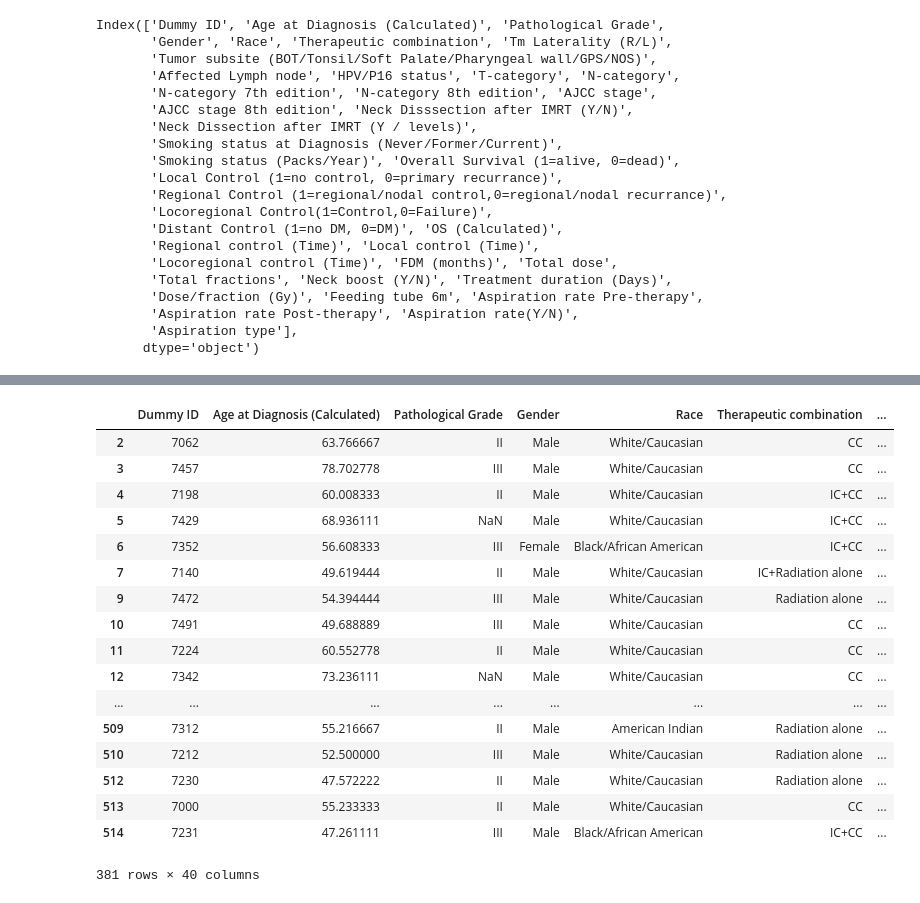
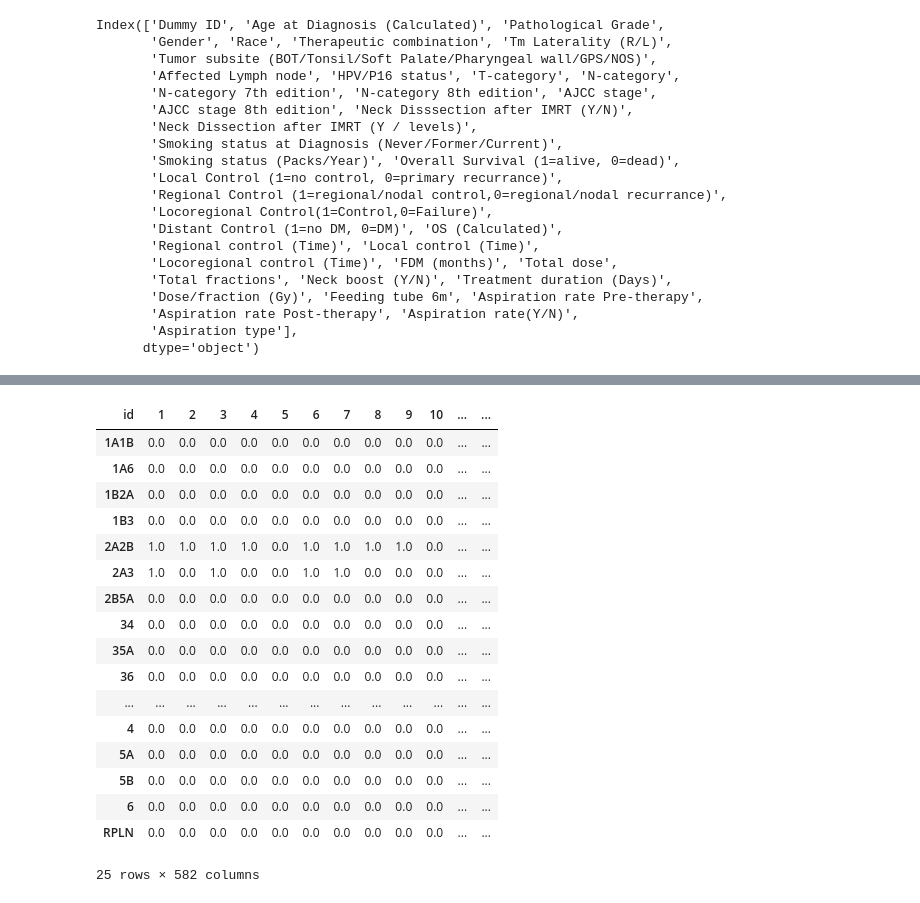
Before and after one commit to tehwentzel/LN_similarity, a Jupyter notebook: Clinical_Paper_Clustering.ipynb, the cells around one changed output, grey strips where cells are left out. Cells and saved outputs as stored; diff of their text form; code cells hidden in the pictures.

```diff
--- a/Clinical_Paper_Clustering.ipynb
+++ b/Clinical_Paper_Clustering.ipynb
@@ -98,25 +59,24 @@ vd.data.loc[[7005,7008,7010]]
-# %%
-test = pd.read_excel(validation_file)
-test[test['OS (Calculated)'] >45]
-# %% [output]
-|  | Dummy ID | Age at Diagnosis (Calculated) | Pathological Grade | Gender | Race | Therapeutic combination | ... |
-| 2 | 7062 | 63.766667 | II | Male | White/Caucasian | CC | ... |
-| 3 | 7457 | 78.702778 | III | Male | White/Caucasian | CC | ... |
-| 4 | 7198 | 60.008333 | II | Male | White/Caucasian | IC+CC | ... |
-| 5 | 7429 | 68.936111 | NaN | Male | White/Caucasian | IC+CC | ... |
-| 6 | 7352 | 56.608333 | III | Female | Black/African American | IC+CC | ... |
-| 7 | 7140 | 49.619444 | II | Male | White/Caucasian | IC+Radiation alone | ... |
-| 9 | 7472 | 54.394444 | III | Male | White/Caucasian | Radiation alone | ... |
-| 10 | 7491 | 49.688889 | III | Male | White/Caucasian | CC | ... |
-| 11 | 7224 | 60.552778 | II | Male | White/Caucasian | CC | ... |
-| 12 | 7342 | 73.236111 | NaN | Male | White/Caucasian | CC | ... |
-| ... | ... | ... | ... | ... | ... | ... | ... |
-| 509 | 7312 | 55.216667 | II | Male | American Indian | Radiation alone | ... |
-| 510 | 7212 | 52.500000 | III | Male | White/Caucasian | Radiation alone | ... |
-| 512 | 7230 | 47.572222 | II | Male | White/Caucasian | Radiation alone | ... |
-| 513 | 7000 | 55.233333 | II | Male | White/Caucasian | CC | ... |
-| 514 | 7231 | 47.261111 | III | Male | Black/African American | IC+CC | ... |
-381 rows × 40 columns
+# %%
+sd.bigrams().T
+# %% [output]
+| id | 1 | 2 | 3 | 4 | 5 | 6 | 7 | 8 | 9 | 10 | ... | ... |
+| 1A1B | 0.0 | 0.0 | 0.0 | 0.0 | 0.0 | 0.0 | 0.0 | 0.0 | 0.0 | 0.0 | ... | ... |
+| 1A6 | 0.0 | 0.0 | 0.0 | 0.0 | 0.0 | 0.0 | 0.0 | 0.0 | 0.0 | 0.0 | ... | ... |
+| 1B2A | 0.0 | 0.0 | 0.0 | 0.0 | 0.0 | 0.0 | 0.0 | 0.0 | 0.0 | 0.0 | ... | ... |
+| 1B3 | 0.0 | 0.0 | 0.0 | 0.0 | 0.0 | 0.0 | 0.0 | 0.0 | 0.0 | 0.0 | ... | ... |
+| 2A2B | 1.0 | 1.0 | 1.0 | 1.0 | 0.0 | 1.0 | 1.0 | 1.0 | 1.0 | 0.0 | ... | ... |
+| 2A3 | 1.0 | 0.0 | 1.0 | 0.0 | 0.0 | 1.0 | 1.0 | 0.0 | 0.0 | 0.0 | ... | ... |
+| 2B5A | 0.0 | 0.0 | 0.0 | 0.0 | 0.0 | 0.0 | 0.0 | 0.0 | 0.0 | 0.0 | ... | ... |
+| 34 | 0.0 | 0.0 | 0.0 | 0.0 | 0.0 | 0.0 | 0.0 | 0.0 | 0.0 | 0.0 | ... | ... |
+| 35A | 0.0 | 0.0 | 0.0 | 0.0 | 0.0 | 0.0 | 0.0 | 0.0 | 0.0 | 0.0 | ... | ... |
+| 36 | 0.0 | 0.0 | 0.0 | 0.0 | 0.0 | 0.0 | 0.0 | 0.0 | 0.0 | 0.0 | ... | ... |
+| ... | ... | ... | ... | ... | ... | ... | ... | ... | ... | ... | ... | ... |
+| 4 | 0.0 | 0.0 | 0.0 | 0.0 | 0.0 | 0.0 | 0.0 | 0.0 | 0.0 | 0.0 | ... | ... |
+| 5A | 0.0 | 0.0 | 0.0 | 0.0 | 0.0 | 0.0 | 0.0 | 0.0 | 0.0 | 0.0 | ... | ... |
+| 5B | 0.0 | 0.0 | 0.0 | 0.0 | 0.0 | 0.0 | 0.0 | 0.0 | 0.0 | 0.0 | ... | ... |
+| 6 | 0.0 | 0.0 | 0.0 | 0.0 | 0.0 | 0.0 | 0.0 | 0.0 | 0.0 | 0.0 | ... | ... |
+| RPLN | 0.0 | 0.0 | 0.0 | 0.0 | 0.0 | 0.0 | 0.0 | 0.0 | 0.0 | 0.0 | ... | ... |
+25 rows × 582 columns
 # %%
 def pattern_names(monograms):
     d = monograms.copy()
```
Also changed, not shown: parts of 13 cells of this notebook, 16 other files.
